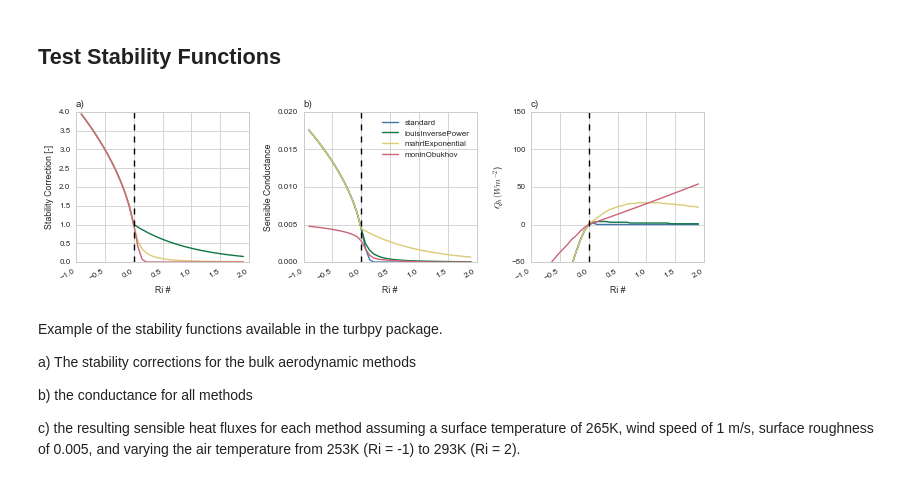
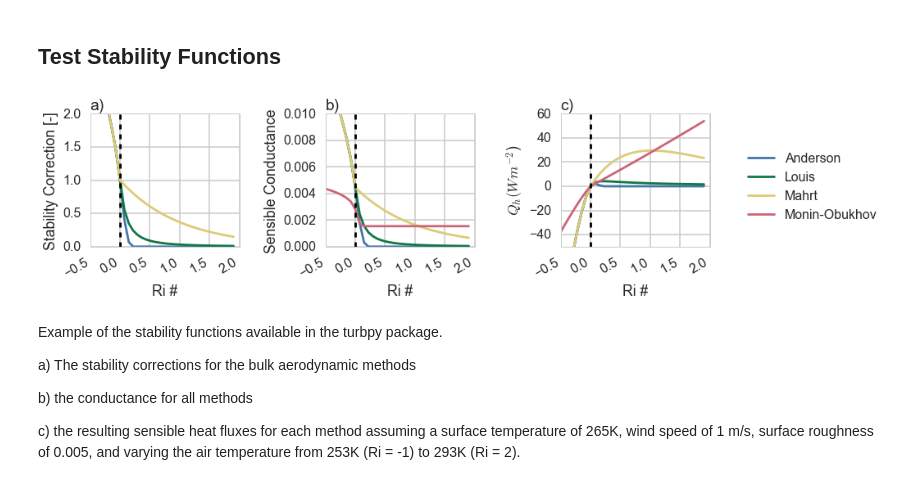
Before and after one commit to klapo/TurbulenceFeedbacks, a Jupyter notebook: TF.turbpyDemonstration.ipynb, the cells around one changed output. Cells and saved outputs as stored; diff of their text form; code cells hidden in the pictures.

```diff
--- a/TF.turbpyDemonstration.ipynb
+++ b/TF.turbpyDemonstration.ipynb
@@ -23,7 +23,7 @@ import sys, pickle, os
 # plotting packages
 import seaborn as sns
 sns.set_style("whitegrid")
-sns.set_context('paper')
+sns.set_context('poster')
 import matplotlib
 from matplotlib.pyplot import subplots
 import matplotlib.pyplot as plt
@@ -53,6 +53,13 @@ dirPrint = dir_pre+'SnowHydrology/proj/TurbulenceFeedbacks/Graphics'  # Director
 ### Check behavior of stability functions
 # %%
 ixStability = ('standard', 'louisInversePower', 'mahrtExponential', 'moninObukhov')
+ixStabilityTitles = ('Anderson', 'Louis', 'Mahrt', 'Monin-Obukhov', 'Monin-Obukhov (no cap)')
+
+# Dictionary of colors
+colr = np.append(kgraph.SRON(4), sns.color_palette(["#9b59b6"]), axis=0)
+colr = dict(zip(ixStabilityTitles, colr))
+
+# Met variables
 sfcTemp = 265
 airTemp = np.arange(253, 293)
 windspd = 1.
@@ -99,67 +122,59 @@ for stab in stabilitySchemes:
 # %%
-colr = kgraph.SRON(4)
-fig, axes = plt.subplots(1,3,figsize=(9.5, 3))
+# Figure
+fig, axes = plt.subplots(1, 3, figsize=(12, 3.5))
 axes = axes.flatten()
 
-# Stability correction
+# Plotting parameters
+Qmax = 60
+Qmin = -50
+RiMax = 2
+RiMin = -.5
+
+# a) Stability correction
 ax = axes[0]
-for n, stab in enumerate(stabilitySchemes):
-    if stab == 'moninObukhov':
-        continue
-    ax.plot(RiBulk, stabilitySchemes[stab], label=stab, color=colr[n])
-ax.plot([0,0],[0, 4], 'k--')
+for stab, stabTitle in zip(ixStability, ixStabilityTitles):
+    ax.plot(RiBulk, stabilitySchemes[stabTitle], color=colr[stabTitle])
+ax.plot([0, 0],[0, 4], 'k--')
+ax.set_xlim(RiMin, RiMax)
+ax.set_ylim(0, 2)
 ax.set_ylabel('Stability Correction [-]')
 ax.set_xlabel('Ri #')
 ax.set_title('a)', loc='left')
 
-# Conductance
+# b) Conductance
 ax = axes[1]
-for n,stab in enumerate(ixStability):
-    ax.plot(RiBulk, conductanceSensible[stab], label=stab, color=colr[n])
+for stab, stabTitle in zip(ixStability, ixStabilityTitles):
+    ax.plot(RiBulk, conductanceSensible[stabTitle], color=colr[stabTitle])
 ax.plot([0, 0], [0., 0.02], 'k--')
-ax.legend(loc='best')
-ax.set_ylim(0,0.02)
+ax.set_ylim(0,0.01)
+ax.set_xlim(RiMin, RiMax)
 ax.set_ylabel('Sensible Conductance')
 ax.set_xlabel('Ri #')
 ax.set_title('b)', loc='left')
 
-
-# Sensible Heat Flux
-# Plotting parameters
-Qmax = 150
-Qmin = -50
-RiMax = 4
-RiMin = -.1
+# c) Sensible Heat Flux
 
 # Bulk Richardson number
 RiBulk,_,_ = turbpy.bulkRichardson(airTemp,sfcTemp,windspd,mHeight)
 ax = axes[2]
 
-for sindex, stab in enumerate(ixStability):
-    senHeatGround = np.zeros_like(airTemp)
-    latHeatGround = np.zeros_like(airTemp)
-
-    for n,(tair, vp) in enumerate(zip(airTemp, airVaporPress)):
-        (_, _, senHeatGround[n], latHeatGround[n], _, _, _, _) = turbpy.turbFluxes(
-            tair, airPressure, vp, windspd, sfcTemp, sfcVaporPress, snowDepth, mHeight,
-            groundSnowFraction=1, ixDerivMethod=False, ixStability=stab,
-            ixStabParam=mc.stabParams[stab], z0Ground=.005,
-            )
-
-    ax.plot(RiBulk, senHeatGround, color=colr[sindex])
+for stab, stabTitle in zip(ixStability, ixStabilityTitles):
+    ax.plot(RiBulk, senHeatGround[stabTitle], color=colr[stabTitle], label=stabTitle)
 ax.plot([0, 0], [Qmin, Qmax], 'k--')
 ax.set_ylim(Qmin, Qmax)
+ax.set_xlim(RiMin, RiMax)
 ax.set_xlabel('Ri #')
 ax.set_ylabel('$Q_h (Wm^{-2}$)')
 ax.set_title('c)', loc='left')
+lgd = ax.legend(bbox_to_anchor=(2.2, .8))
 
 fig.tight_layout()
 fig.autofmt_xdate()
 os.chdir(dirPrint)
-fig.savefig('TF.OfflineTurb.Idealized.pdf')
-fig.savefig('TF.OfflineTurb.Idealized.png')
+fig.savefig('TF.OfflineTurb.Idealized.pdf', bbox_extra_artists=(lgd,), bbox_inches='tight')
+fig.savefig('TF.OfflineTurb.Idealized.png', bbox_extra_artists=(lgd,), bbox_inches='tight')
 # %% [output]
-[figure, old version]
+[figure, new version]
 # %% [markdown]
 Example of the stability functions available in the turbpy package.
 
```
Also changed, not shown: parts of 12 cells of this notebook.
